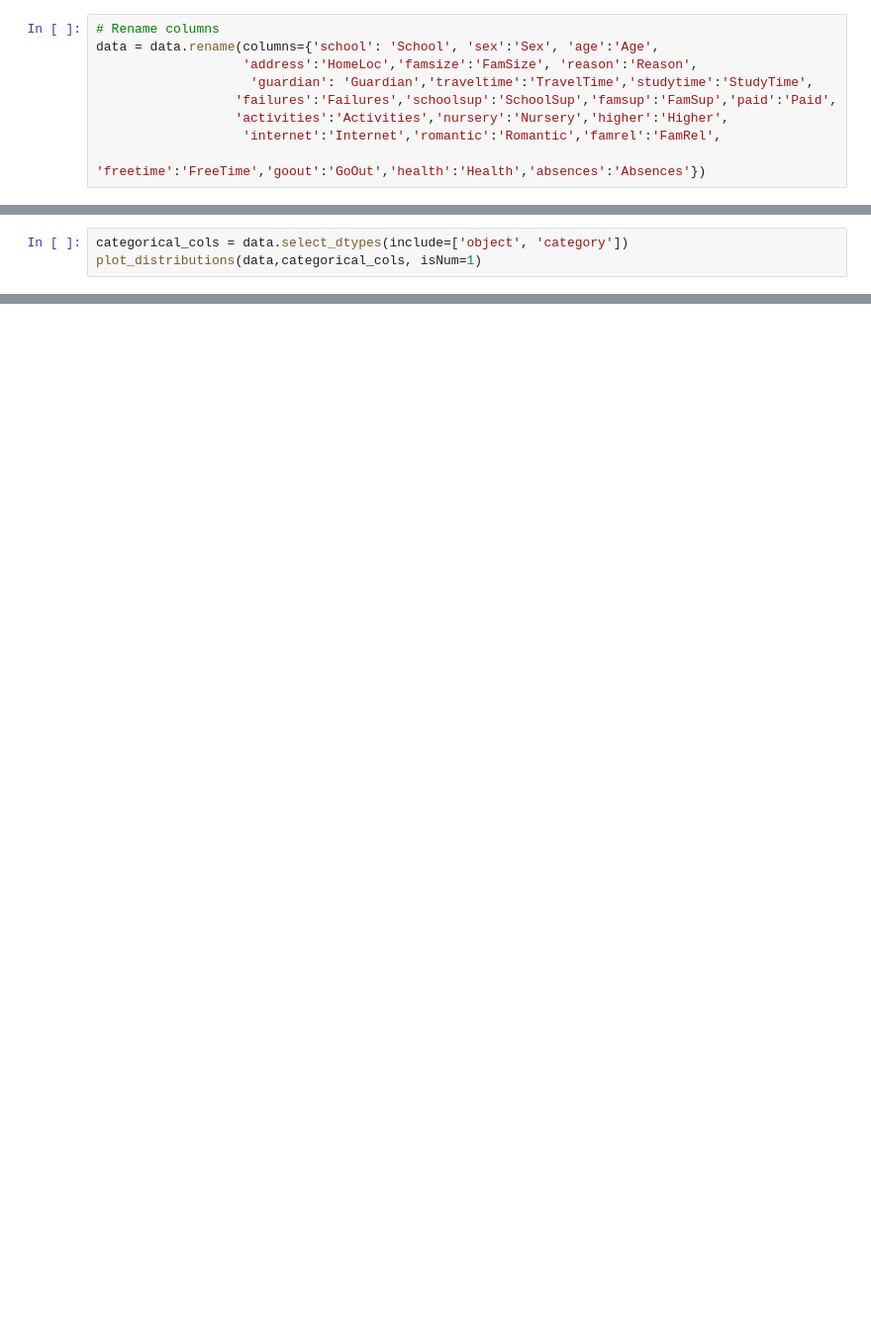
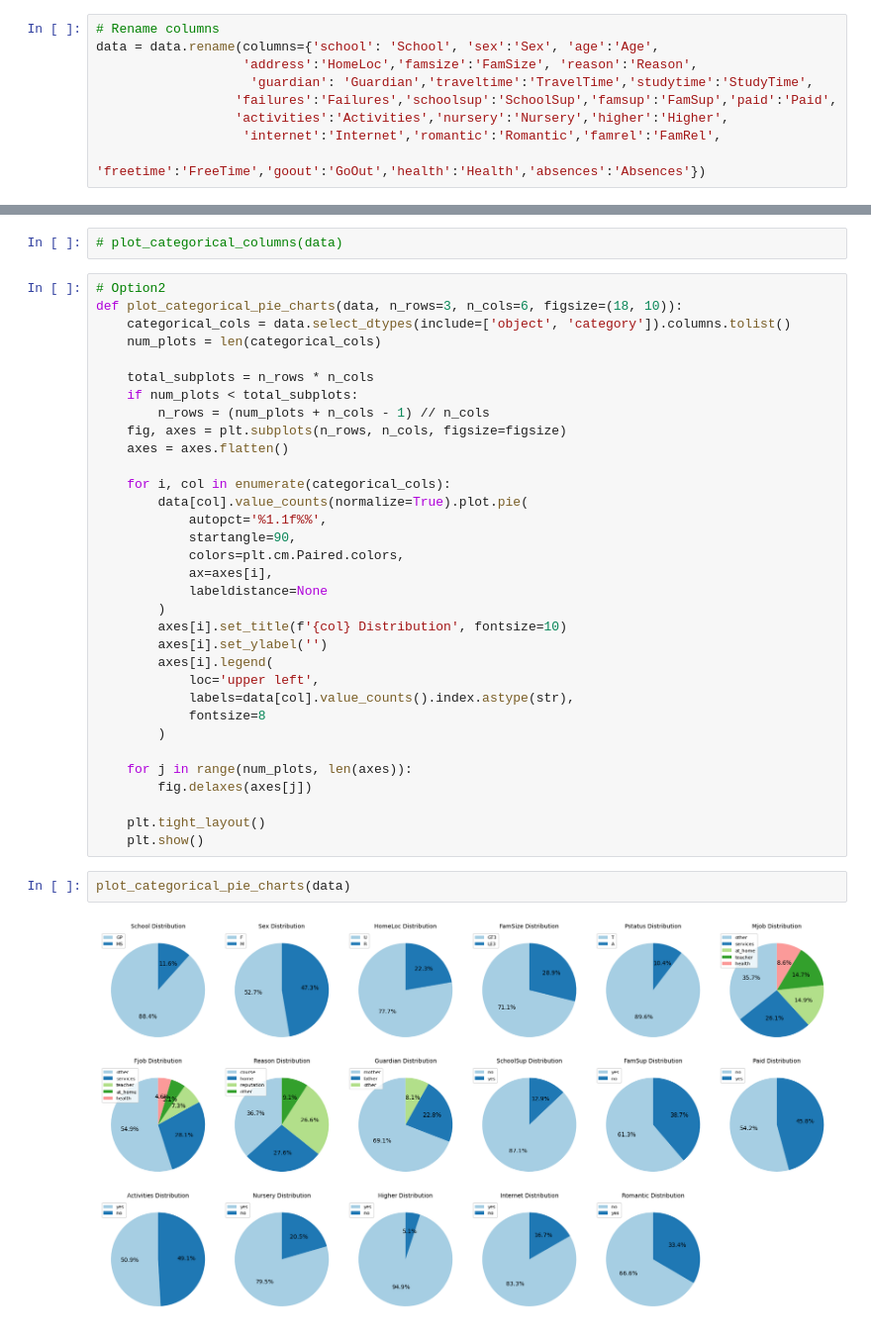
Before and after one commit to dingfengkun/DS-GA-1007, a Jupyter notebook: Final.ipynb, the cells around one changed output, grey strips where cells are left out. Shown at 99% size. Saved outputs shown, nothing was run; the diff lists cells and outputs as text; blank space fills up the shorter version.

```diff
--- a/Final.ipynb
+++ b/Final.ipynb
@@ -66,3 +27,0 @@ AttributeError: 'numpy.ndarray' object has no attribute 'bar'
-# %%
-categorical_cols = data.select_dtypes(include=['object', 'category'])
-plot_distributions(data,categorical_cols, isNum=1)
@@ -71,0 +114,39 @@ IndexError: index 16 is out of bounds for axis 0 with size 16
+# %%
+# plot_categorical_columns(data)
+# %%
+# Option2
+def plot_categorical_pie_charts(data, n_rows=3, n_cols=6, figsize=(18, 10)):
+    categorical_cols = data.select_dtypes(include=['object', 'category']).columns.tolist()
+    num_plots = len(categorical_cols)
+
+    total_subplots = n_rows * n_cols
+    if num_plots < total_subplots:
+        n_rows = (num_plots + n_cols - 1) // n_cols
+    fig, axes = plt.subplots(n_rows, n_cols, figsize=figsize)
+    axes = axes.flatten()
+
+    for i, col in enumerate(categorical_cols):
+        data[col].value_counts(normalize=True).plot.pie(
+            autopct='%1.1f%%',
+            startangle=90,
+            colors=plt.cm.Paired.colors,
+            ax=axes[i],
+            labeldistance=None
+        )
+        axes[i].set_title(f'{col} Distribution', fontsize=10)
+        axes[i].set_ylabel('')
+        axes[i].legend(
+            loc='upper left',
+            labels=data[col].value_counts().index.astype(str),
+            fontsize=8
+        )
+
+    for j in range(num_plots, len(axes)):
+        fig.delaxes(axes[j])
+
+    plt.tight_layout()
+    plt.show()
+# %%
+plot_categorical_pie_charts(data)
+# %% [output]
+[figure, added]
```
Also changed, not shown: parts of 32 cells of this notebook.
